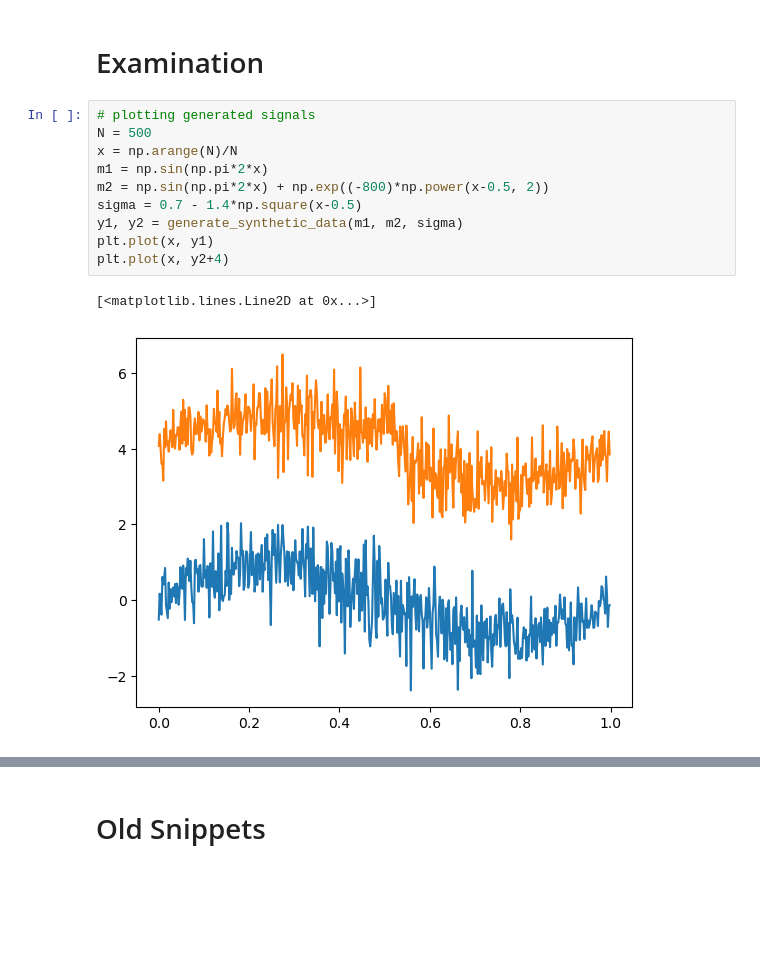
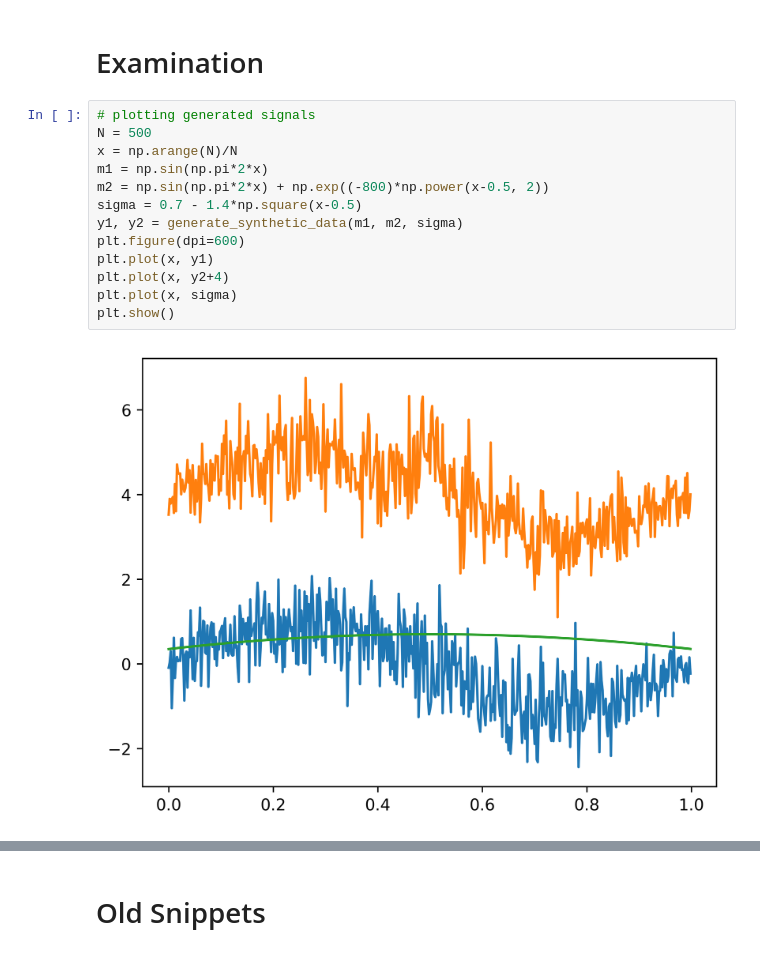
Before and after one commit to JonasEmrich/Wild-Bootstrap-Tests, a Jupyter notebook: wild_bootstrap.ipynb, the cells around one changed output, grey strips where cells are left out. Saved outputs shown, nothing was run; the diff lists cells and outputs as text; blank space fills up the shorter version.

```diff
--- a/wild_bootstrap.ipynb
+++ b/wild_bootstrap.ipynb
@@ -75,16 +46,18 @@ plt.hist(Tn_monte, bins=40)
 # %%
 # plotting generated signals
 N = 500
 x = np.arange(N)/N
 m1 = np.sin(np.pi*2*x)
 m2 = np.sin(np.pi*2*x) + np.exp((-800)*np.power(x-0.5, 2))
 sigma = 0.7 - 1.4*np.square(x-0.5)
 y1, y2 = generate_synthetic_data(m1, m2, sigma)
+plt.figure(dpi=600)
 plt.plot(x, y1)
 plt.plot(x, y2+4)
+plt.plot(x, sigma)
+plt.show()
 # %% [output]
-[<matplotlib.lines.Line2D at 0x...>]
-[figure, old version]
+[figure, new version]
 # %%
 # plotting smoothed estimates
 m1 = smoothed_estimate(y1, bartlett_priestley_kernel, h=0.02)
```
Also changed, not shown: parts of 4 cells of this notebook, 1 other file.
